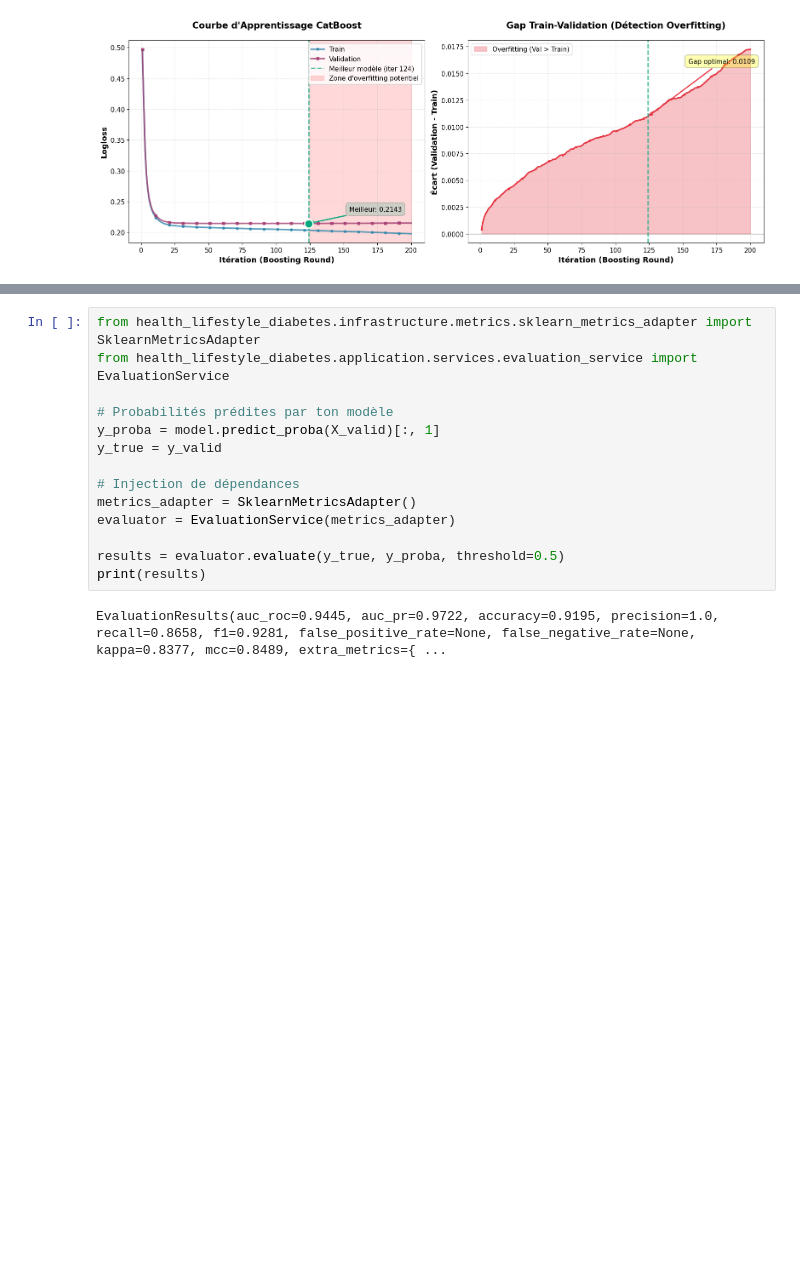
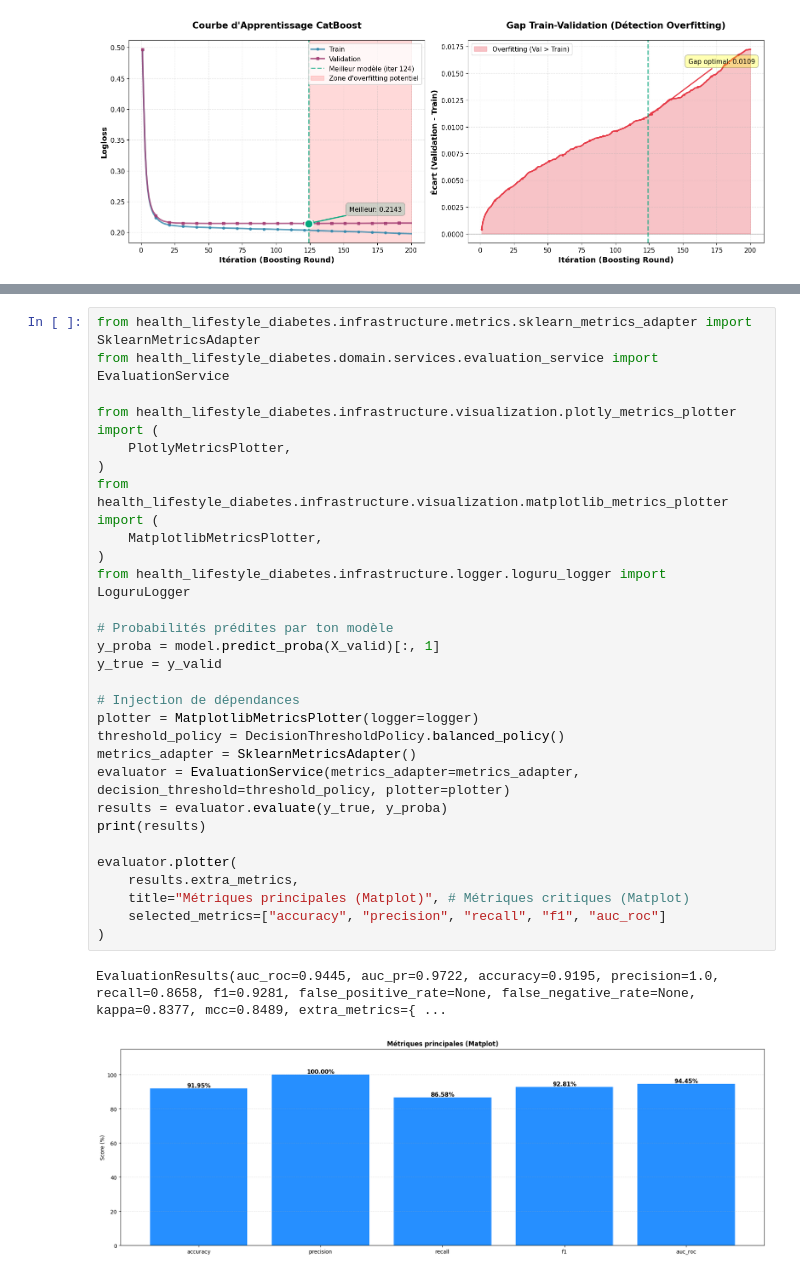
Before and after one commit to Manda404/health_lifestyle_diabetes, a Jupyter notebook: notebook/04_model_training.ipynb, the cells around one changed output, grey strips where cells are left out. Drawn from its saved outputs; the diff is of its cells as text; blank space fills up the shorter version.

```diff
--- a/notebook/04_model_training.ipynb
+++ b/notebook/04_model_training.ipynb
@@ -227,16 +303,32 @@ diagnostics.run(
 # %%
 from health_lifestyle_diabetes.infrastructure.metrics.sklearn_metrics_adapter import SklearnMetricsAdapter
-from health_lifestyle_diabetes.application.services.evaluation_service import EvaluationService
+from health_lifestyle_diabetes.domain.services.evaluation_service import EvaluationService
+
+from health_lifestyle_diabetes.infrastructure.visualization.plotly_metrics_plotter import (
+    PlotlyMetricsPlotter,
+)
+from health_lifestyle_diabetes.infrastructure.visualization.matplotlib_metrics_plotter import (
+    MatplotlibMetricsPlotter,
+)
+from health_lifestyle_diabetes.infrastructure.logger.loguru_logger import LoguruLogger
 
 # Probabilités prédites par ton modèle
 y_proba = model.predict_proba(X_valid)[:, 1]
 y_true = y_valid
 
 # Injection de dépendances
+plotter = MatplotlibMetricsPlotter(logger=logger)
+threshold_policy = DecisionThresholdPolicy.balanced_policy()
 metrics_adapter = SklearnMetricsAdapter()
-evaluator = EvaluationService(metrics_adapter)
+evaluator = EvaluationService(metrics_adapter=metrics_adapter, decision_threshold=threshold_policy, plotter=plotter)
+results = evaluator.evaluate(y_true, y_proba)
+print(results)
 
-results = evaluator.evaluate(y_true, y_proba, threshold=0.5)
-print(results)
+evaluator.plotter(
+    results.extra_metrics,
+    title="Métriques principales (Matplot)", # Métriques critiques (Matplot)
+    selected_metrics=["accuracy", "precision", "recall", "f1", "auc_roc"]
+)
 # %% [output]
 EvaluationResults(auc_roc=0.9445, auc_pr=0.9722, accuracy=0.9195, precision=1.0, recall=0.8658, f1=0.9281, false_positive_rate=None, false_negative_rate=None, kappa=0.8377, mcc=0.8489, extra_metrics={ ...
+[figure, added]
```
Also changed, not shown: parts of 18 cells of this notebook, 4 other files.
